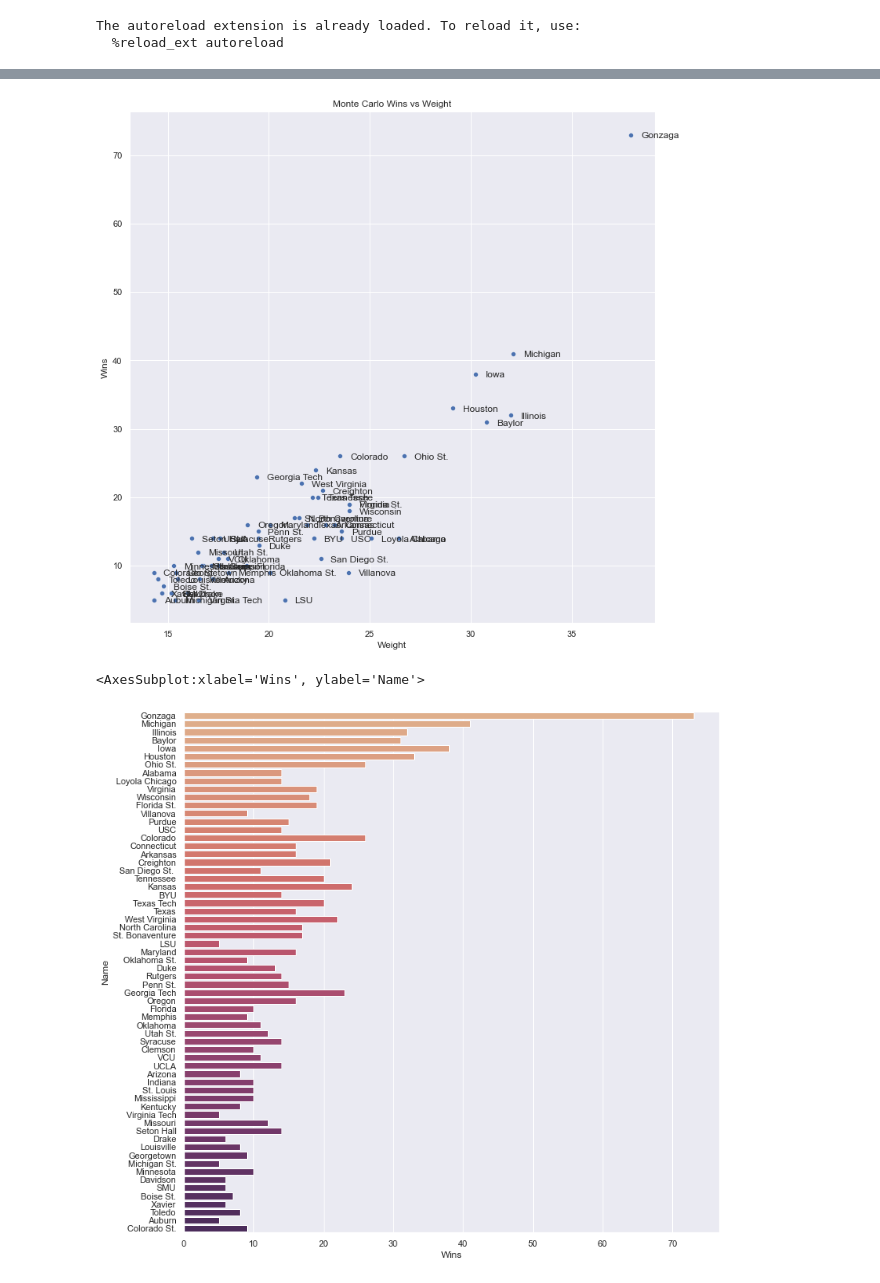
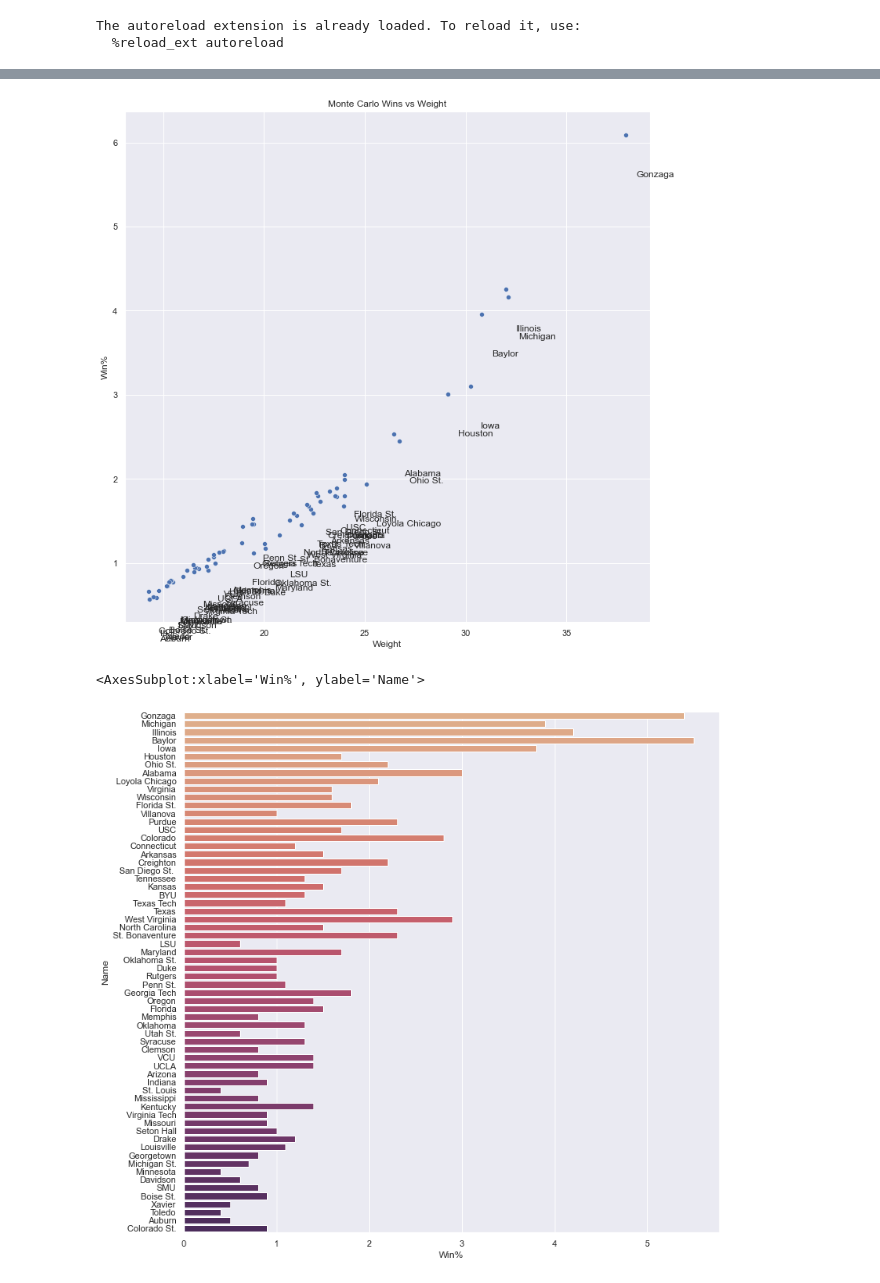
Before and after one commit to tlian25/mc_marchmadness, a Jupyter notebook: mc_mm.ipynb, the cells around one changed output, grey strips where cells are left out. Cells and saved outputs as stored; diff of their text form; code cells hidden in the pictures.

```diff
--- a/mc_mm.ipynb
+++ b/mc_mm.ipynb
@@ -28,0 +24,8 @@ teams = pd.read_csv("teams_64_kenpom_adjEM.csv")
+# %%
+csv_file = 'teams_64_kenpom_adjEM.csv'
+
+teams = pd.read_csv(csv_file)
+
+tmn = Tournament(teams_csv = csv_file)
+
+print(tmn.__round_to_str__("R01"))
@@ -31,14 +52,14 @@ teams = pd.read_csv("teams_64_kenpom_adjEM.csv")
 
 winner_list = []
 
-num_sim = 1000 * 100
+num_sims = 1000 * 100
 print(f"Running Monte Carlo Simulations: {num_sim}")
 time.sleep(0.3)
 
-for i in tqdm(range(num_sim)):
+for i in tqdm(range(num_sims)):
     tmn.reset()
     tmn.play_all_games()
-    winner = tmn.get_winner("R06", "G01")
+    winner = tmn.get_final_winner()
     winner_list.append(winner.name())
 
 # Count wins
@@ -46,6 +67,9 @@ winners = pd.DataFrame(pd.Series(winner_list).value_counts()).reset_index()
 winners.columns = ['Name', 'Wins']
 winners['Win%'] = round(winners['Wins'] / num_sims * 100, 3)
 
+
+time.sleep(0.3)
+
 # Merge with teams
 m = teams.merge(winners, on = 'Name')
 print(m.sort_values('Wins', ascending=False).head())
@@ -60,14 +84,14 @@ Running Monte Carlo Simulations: 100000
 # %%
 # Plotting
-sns.scatterplot(data = m, x='Weight', y = 'Wins')
+sns.scatterplot(data = m, x='Weight', y = 'Win%')
 ax = plt.gca()
 ax.set_title("Monte Carlo Wins vs Weight")
 for index, row in m.iterrows():
-    plt.text(row['Weight']+0.5, row['Wins']-0.5, row['Name'])
+    plt.text(row['Weight']+0.5, row['Win%']-0.5, row['Name'])
 # %% [output]
-[figure, old version]
+[figure, new version]
 # %%
-sns.barplot(data = m, x = 'Wins', y = 'Name', orient = 'h', palette = 'flare')
+sns.barplot(data = m, x = 'Win%', y = 'Name', orient = 'h', palette = 'flare')
 # %% [output]
-<AxesSubplot:xlabel='Wins', ylabel='Name'>
+<AxesSubplot:xlabel='Win%', ylabel='Name'>
-[figure, old version]
+[figure, new version]
```
Also changed, not shown: parts of 5 cells of this notebook, 6 other files.
